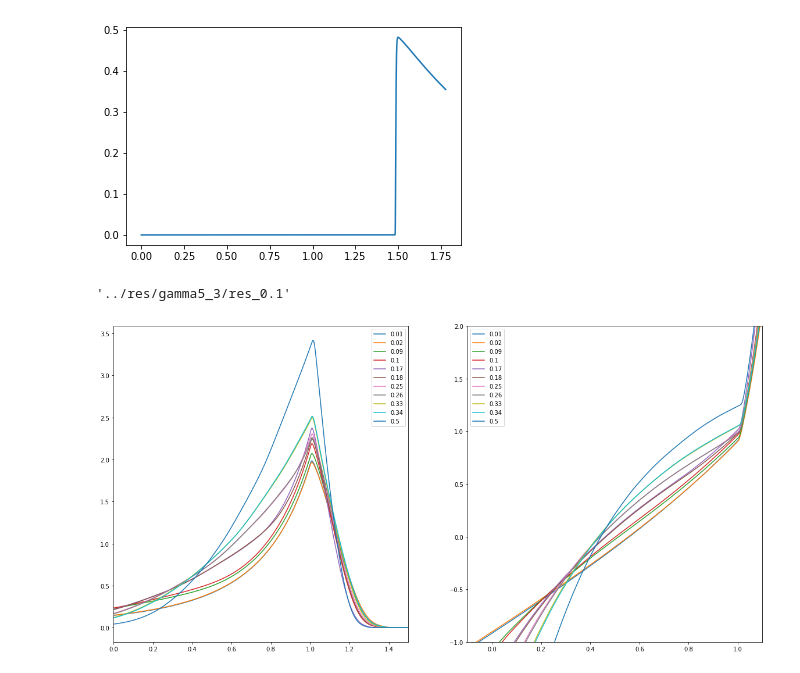
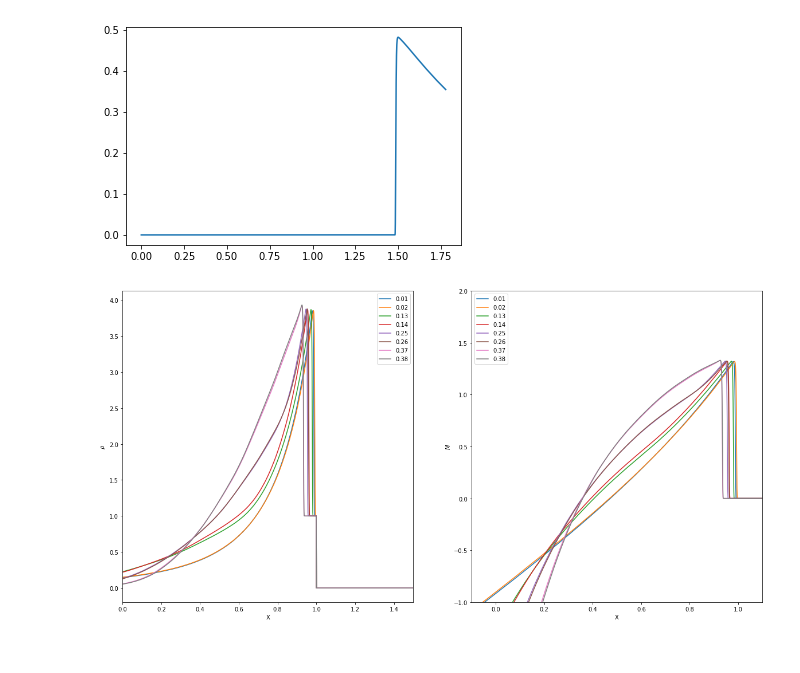
Before and after one commit to fhorrobin/cratering-1D, a Jupyter notebook: visualizations/visualize_vars_general_1d.ipynb, the cells around one changed output. Drawn from its saved outputs; the diff is of its cells as text; code cells hidden in the pictures.

```diff
--- a/visualizations/visualize_vars_general_1d.ipynb
+++ b/visualizations/visualize_vars_general_1d.ipynb
@@ -45,6 +45,11 @@ plt.plot(raw_dat[:,0], raw_dat[:,1])
 [<matplotlib.lines.Line2D at 0x...>]
 [figure]
 # %%
+"""
+This cell contains helper functions for the data analysis
+pipeline in this file.
+"""
+
 def extract_index_from_filename(fname):
     """
     Get the number suffix from the filename
@@ -61,7 +66,9 @@ def extract_index_from_folder(folder):
 
 def full_path(*args):
     """
-    Join a file/folder name with the upper path.
+    Args are strings. Join all of the strings to form a file path.
+    If the string ends with `/` do not append another one otherwise
+    append a `/` to the string.
     """
     path = ""
     for item in args:
@@ -89,15 +96,23 @@ def get_folders(upper):
     folders = glob.glob(full_path(upper, "res_*"))
     folders = [f[len(upper) + 1:] for f in folders]
     return sorted(folders, key=extract_index_from_folder)
+
+def sample_velocity(fname, position):
+    """
+    Sample (interpolate) the velocity at x location `position'
+    for h5 file `fname'.
+    """
+    with h5py.File(fname, 'r') as f:
+        u_list = np.array(f['x_velocity'])
+        x_list = np.array(f['grid'])
+
+    return np.interp(position, x_list, u_list)
 # %%
 UPPER = "../res/gamma5_3"
 FOLDER = "%sres_0.4" % UPPER
 
 folders = get_folders(UPPER)
 files = get_files(FOLDER)
-full_path(UPPER, "res_0.1")
-# %% [output]
-'../res/gamma5_3/res_0.1'
 # %%
 all_files = []
 
@@ -108,33 +123,43 @@ for f in folders:
 # Plot the maximum frames
 fig, (ax1, ax2) = plt.subplots(1, 2, figsize=(20, 10))
 
 skip = 0
 for key, item in all_files:
     if skip > 1:
-        skip = (skip + 1) if skip < 7 else 0
+        skip = (skip + 1) if skip < 11 else 0
         continue
 
-    with h5py.File(full_path(UPPER, key, item[-1]), 'r') as f:
+    sub = int(0.25 * len(item))
+    with h5py.File(full_path(UPPER, key, item[-sub]), 'r') as f:
         d_list = np.array(f['density'])
         u_list = np.array(f['x_velocity'])
         x_list = np.array(f['grid'])
         p_list = np.array(f['pressure'])
 
     # The adiabatic index
     g = 5./3.
 
     c_list = np.sqrt(g * p_list / d_list)
 
     ax1.plot(x_list, d_list, label=extract_index_from_folder(key))
     ax2.plot(x_list, u_list/c_list, label=extract_index_from_folder(key))
 
     skip += 1
 
 ax1.set_xlim(0, 1.5)
 ax1.legend()
 ax2.set_xlim(-0.1, 1.1)
 ax2.set_ylim(-1, 2)
 ax2.legend()
+
+# Ax1 is density vs position
+# Ax2 is v / c = M vs Position
+
+ax1.set_xlabel(r"X")
+ax1.set_ylabel(r"$\rho$")
+
+ax2.set_xlabel(r"X")
+ax2.set_ylabel(r"$M$")
 pass
 # %% [output]
-[figure, old version]
+[figure, new version]
```
Also changed, not shown: parts of 6 cells of this notebook, 4 other files.
